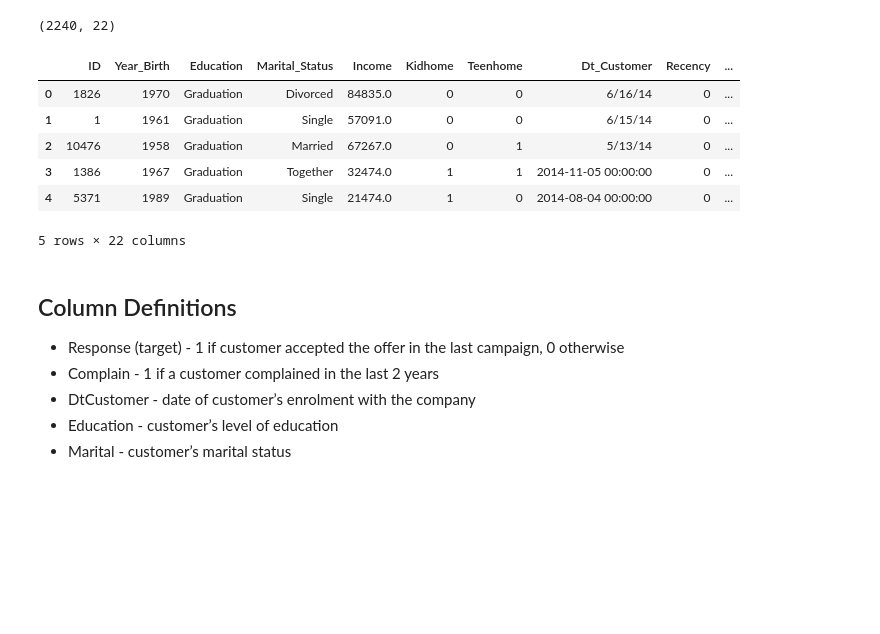
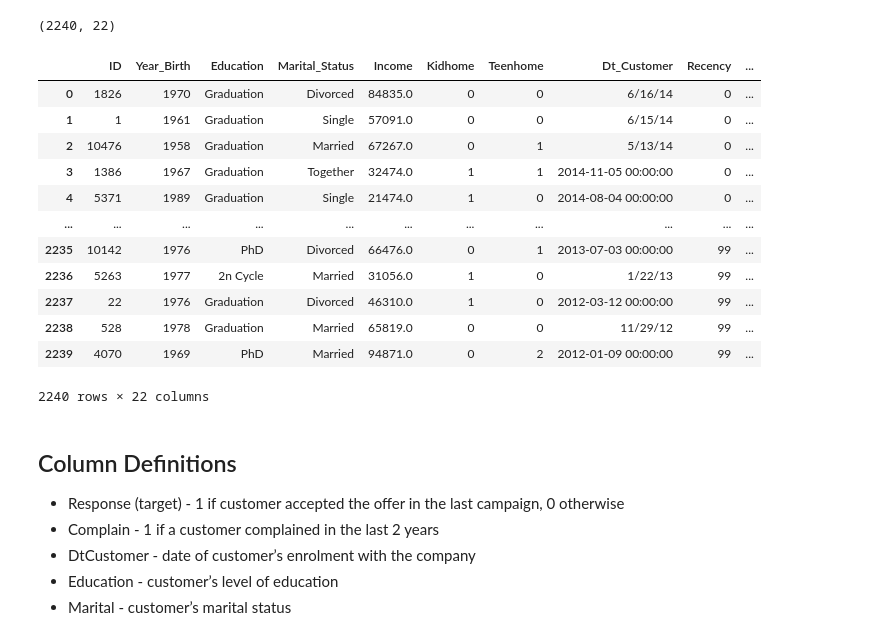
Before and after one commit to angelodelapaz/CustomerReesponsePredictionModel, a Jupyter notebook: copy1.ipynb, the cells around one changed output. Drawn from its saved outputs; the diff is of its cells as text; code cells hidden in the pictures; blank space fills up the shorter version.

```diff
--- a/copy1.ipynb
+++ b/copy1.ipynb
@@ -23,15 +23,21 @@ df.shape
 # %% [output]
 (2240, 22)
 # %%
-df.head()
+df
 # %% [output]
 |  | ID | Year_Birth | Education | Marital_Status | Income | Kidhome | Teenhome | Dt_Customer | Recency | ... |
 | 0 | 1826 | 1970 | Graduation | Divorced | 84835.0 | 0 | 0 | 6/16/14 | 0 | ... |
 | 1 | 1 | 1961 | Graduation | Single | 57091.0 | 0 | 0 | 6/15/14 | 0 | ... |
 | 2 | 10476 | 1958 | Graduation | Married | 67267.0 | 0 | 1 | 5/13/14 | 0 | ... |
 | 3 | 1386 | 1967 | Graduation | Together | 32474.0 | 1 | 1 | 2014-11-05 00:00:00 | 0 | ... |
 | 4 | 5371 | 1989 | Graduation | Single | 21474.0 | 1 | 0 | 2014-08-04 00:00:00 | 0 | ... |
+| ... | ... | ... | ... | ... | ... | ... | ... | ... | ... | ... |
+| 2235 | 10142 | 1976 | PhD | Divorced | 66476.0 | 0 | 1 | 2013-07-03 00:00:00 | 99 | ... |
+| 2236 | 5263 | 1977 | 2n Cycle | Married | 31056.0 | 1 | 0 | 1/22/13 | 99 | ... |
+| 2237 | 22 | 1976 | Graduation | Divorced | 46310.0 | 1 | 0 | 2012-03-12 00:00:00 | 99 | ... |
+| 2238 | 528 | 1978 | Graduation | Married | 65819.0 | 0 | 0 | 11/29/12 | 99 | ... |
+| 2239 | 4070 | 1969 | PhD | Married | 94871.0 | 0 | 2 | 2012-01-09 00:00:00 | 99 | ... |
-5 rows × 22 columns
+2240 rows × 22 columns
 # %% [markdown]
 ## Column Definitions
 - Response (target) - 1 if customer accepted the offer in the last campaign, 0
```
Also changed, not shown: parts of 35 cells of this notebook.
